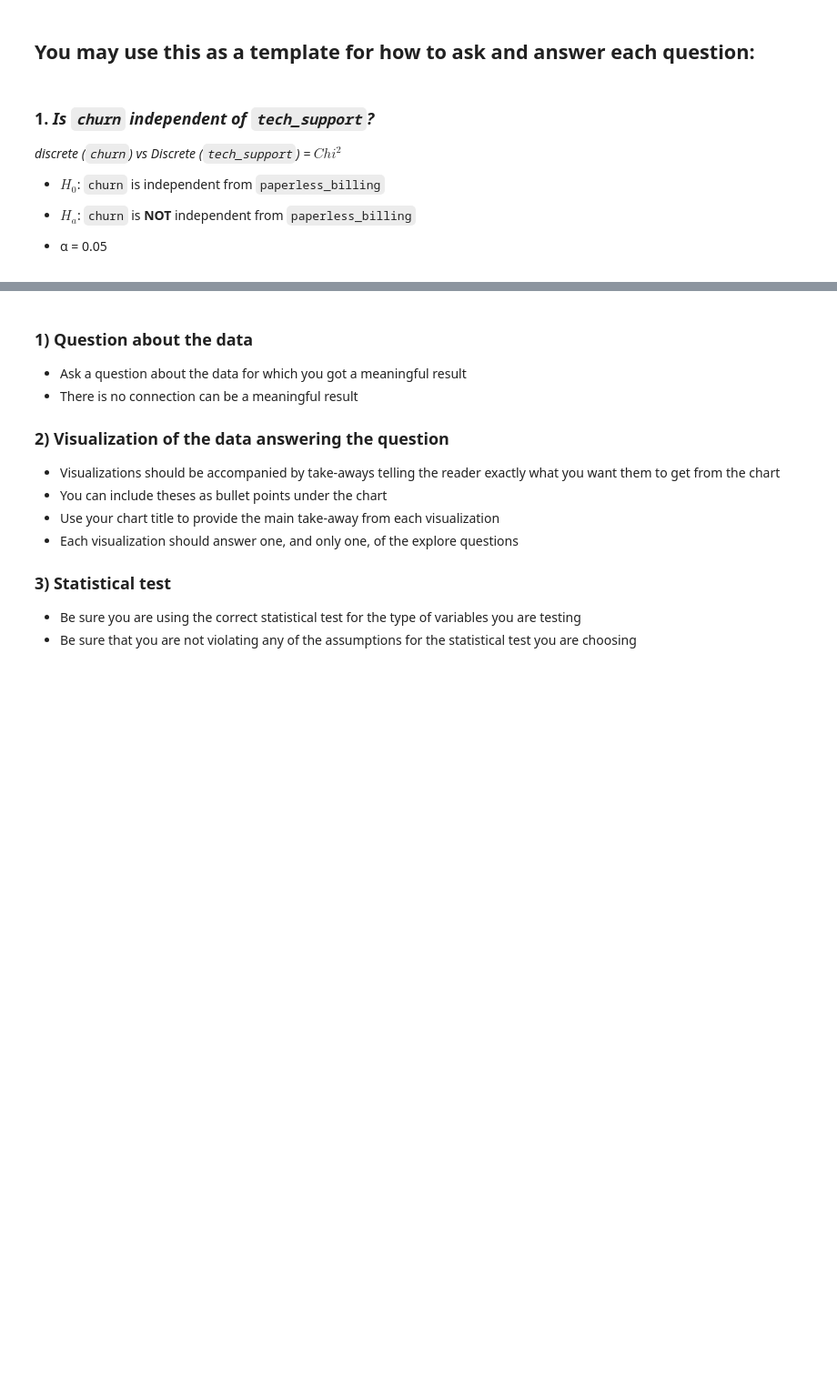
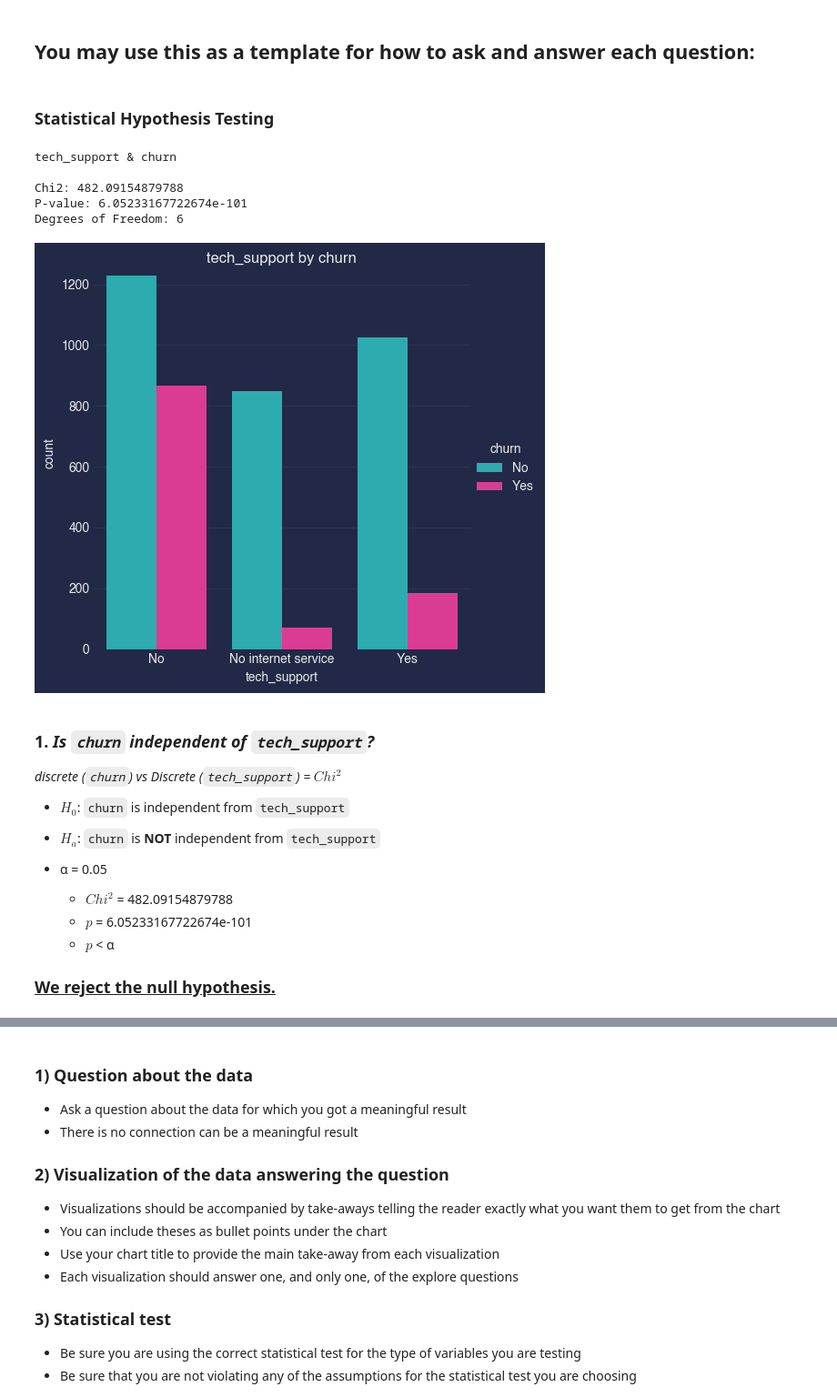
Before and after one commit to Josue-Gonzalez627/Telco_Classification_Project, a Jupyter notebook: project_template.ipynb, the cells around one changed output, grey strips where cells are left out. Shown at 91% size. Saved outputs shown, nothing was run; the diff lists cells and outputs as text; code cells hidden in the pictures; blank space fills up the shorter version.

```diff
--- a/project_template.ipynb
+++ b/project_template.ipynb
@@ -138,12 +138,30 @@ print(round((df.churn == 'Yes').sum() / len(df),2)*100)
 27.0
 # %% [markdown]
 ## You may use this as a template for how to ask and answer each question:
+# %% [markdown]
+### **Statistical Hypothesis Testing**
+# %%
+# Use explore_categorical using train data to run Chi2 and plot
+e.explore_categorical(train, 'churn', 'tech_support')
+# %% [output]
+tech_support & churn
+
+Chi2: 482.09154879788
+P-value: 6.05233167722674e-101
+Degrees of Freedom: 6
+[figure, added]
 # %% [markdown]
 ### **1. <i>Is `churn` independent of `tech_support`?</i>**
 <i> discrete (`churn`) vs Discrete (`tech_support`) = $Chi^2$ </i>
 
-* $H_0$: `churn` is independent from `paperless_billing`
+* $H_0$: `churn` is independent from `tech_support`
 
-* $H_a$: `churn` is **NOT** independent from `paperless_billing`
+* $H_a$: `churn` is **NOT** independent from `tech_support`
 
 * α = 0.05
+
+    - $Chi^2$ = 482.09154879788
+    - $p$ = 6.05233167722674e-101
+    - $p$  <  α
+
+### <b> <u> We reject the null hypothesis. </u> </b>
```
Also changed, not shown: parts of 13 cells of this notebook, 1 other file.
